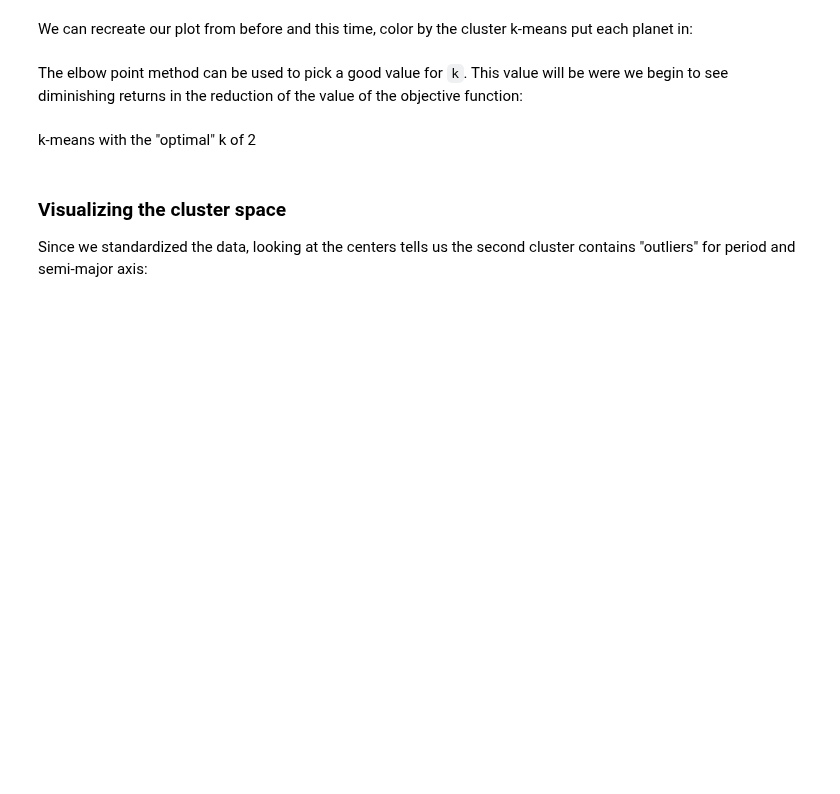
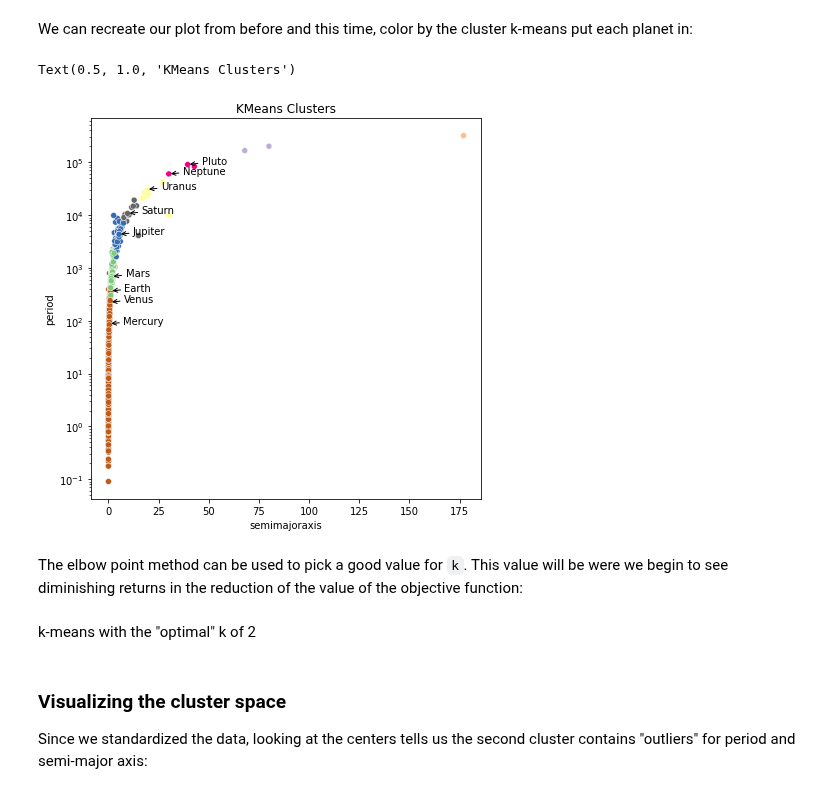
Before and after one commit to kevinsthompson/09-Hands-On-Data-Analysis-with-Pandas-2nd-edition, a Jupyter notebook: ch_09/planets_ml.ipynb, the cells around one changed output. Saved outputs shown, nothing was run; the diff lists cells and outputs as text; code cells hidden in the pictures; blank space fills up the shorter version.

```diff
--- a/ch_09/planets_ml.ipynb
+++ b/ch_09/planets_ml.ipynb
@@ -180,23 +187,28 @@ We can recreate our plot from before and this time, color by the cluster k-means
 # %%
 fig, ax = plt.subplots(1, 1, figsize=(7, 7))
 sns.scatterplot(
-    x=kmeans_data.semimajoraxis,
-    y=kmeans_data.period,
+    # x=kmeans_data.semimajoraxis,
+    # y=kmeans_data.period,
+    x=kmeans_data['semimajoraxis'],
+    y=kmeans_data['period'],
     hue=kmeans_pipeline.predict(kmeans_data),
     ax=ax, palette='Accent'
 )
 ax.set_yscale('log')
 solar_system = planets[planets.list == 'Solar System']
 for planet in solar_system.name:
     data = solar_system.query(f'name == "{planet}"')
     ax.annotate(
         planet,
         (data.semimajoraxis, data.period),
         (7 + data.semimajoraxis, data.period),
         arrowprops=dict(arrowstyle='->')
     )
 ax.get_legend().remove()
 ax.set_title('KMeans Clusters')
+# %% [output]
+Text(0.5, 1.0, 'KMeans Clusters')
+[figure, added]
 # %% [markdown]
 The elbow point method can be used to pick a good value for `k`. This value will be were we begin to see diminishing returns in the reduction of the value of the objective function:
 # %%
```
Also changed, not shown: parts of 4 cells of this notebook, 1 other file.
